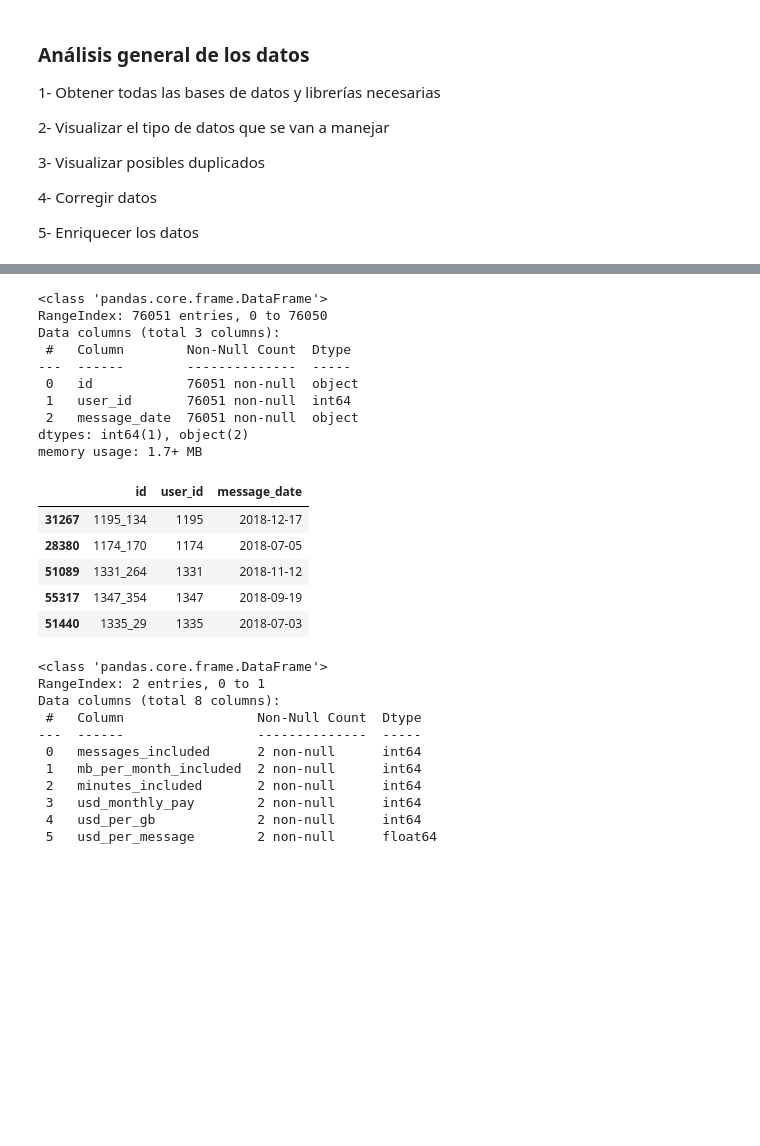
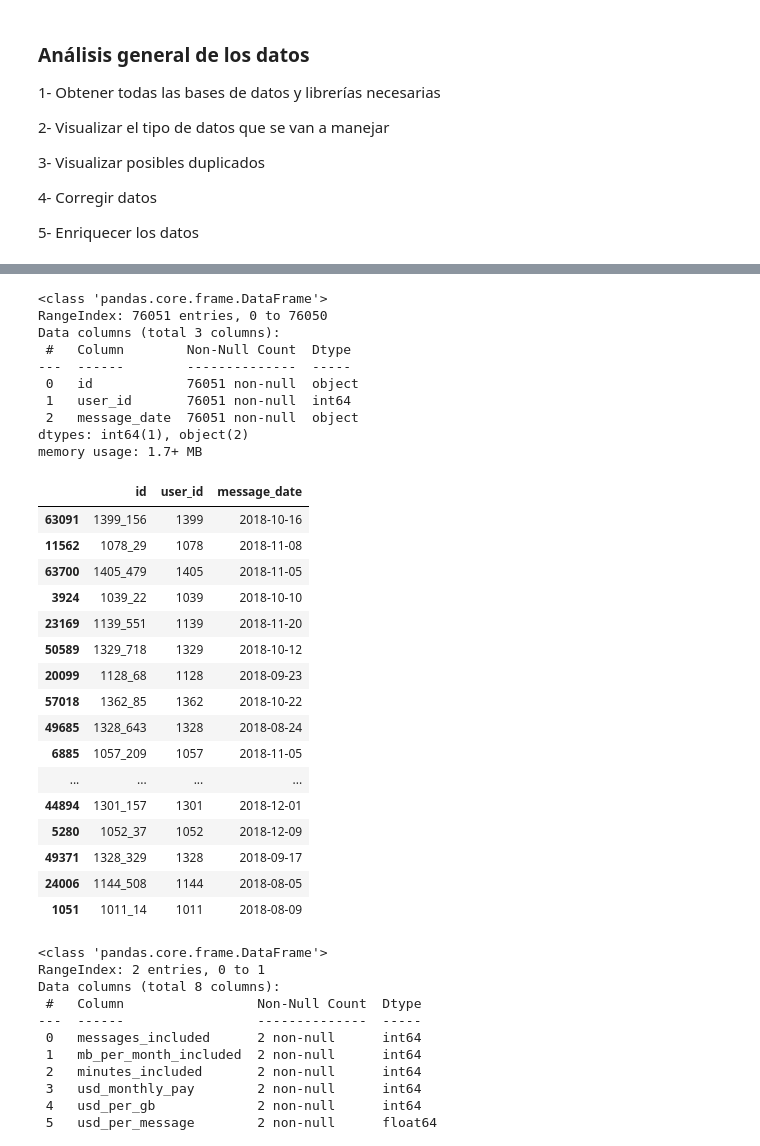
Before and after one commit to EladioVG/Project_1, a Jupyter notebook: Proyecto tecnico_v1(sin terminar).ipynb, the cells around one changed output, grey strips where cells are left out. Cells and saved outputs as stored; diff of their text form; code cells hidden in the pictures; blank space fills up the shorter version.

```diff
--- a/Proyecto tecnico 1.ipynb
+++ b/Proyecto tecnico_v1(sin terminar).ipynb
@@ -98,23 +120,34 @@ memory usage: 3.2+ MB
 # %%
 meg_msm.info()
-meg_msm.sample(5)
+meg_msm.sample(20)
 # %% [output]
 <class 'pandas.core.frame.DataFrame'>
 RangeIndex: 76051 entries, 0 to 76050
 Data columns (total 3 columns):
  #   Column        Non-Null Count  Dtype
 ---  ------        --------------  -----
  0   id            76051 non-null  object
  1   user_id       76051 non-null  int64
  2   message_date  76051 non-null  object
 dtypes: int64(1), object(2)
 memory usage: 1.7+ MB
 |  | id | user_id | message_date |
-| 31267 | 1195_134 | 1195 | 2018-12-17 |
-| 28380 | 1174_170 | 1174 | 2018-07-05 |
-| 51089 | 1331_264 | 1331 | 2018-11-12 |
-| 55317 | 1347_354 | 1347 | 2018-09-19 |
-| 51440 | 1335_29 | 1335 | 2018-07-03 |
+| 63091 | 1399_156 | 1399 | 2018-10-16 |
+| 11562 | 1078_29 | 1078 | 2018-11-08 |
+| 63700 | 1405_479 | 1405 | 2018-11-05 |
+| 3924 | 1039_22 | 1039 | 2018-10-10 |
+| 23169 | 1139_551 | 1139 | 2018-11-20 |
+| 50589 | 1329_718 | 1329 | 2018-10-12 |
+| 20099 | 1128_68 | 1128 | 2018-09-23 |
+| 57018 | 1362_85 | 1362 | 2018-10-22 |
+| 49685 | 1328_643 | 1328 | 2018-08-24 |
+| 6885 | 1057_209 | 1057 | 2018-11-05 |
+| ... | ... | ... | ... |
+| 44894 | 1301_157 | 1301 | 2018-12-01 |
+| 5280 | 1052_37 | 1052 | 2018-12-09 |
+| 49371 | 1328_329 | 1328 | 2018-09-17 |
+| 24006 | 1144_508 | 1144 | 2018-08-05 |
+| 1051 | 1011_14 | 1011 | 2018-08-09 |
 # %%
 meg_plans.info()
 meg_plans.head()
```
Also changed, not shown: parts of 42 cells of this notebook, 2 other files.
